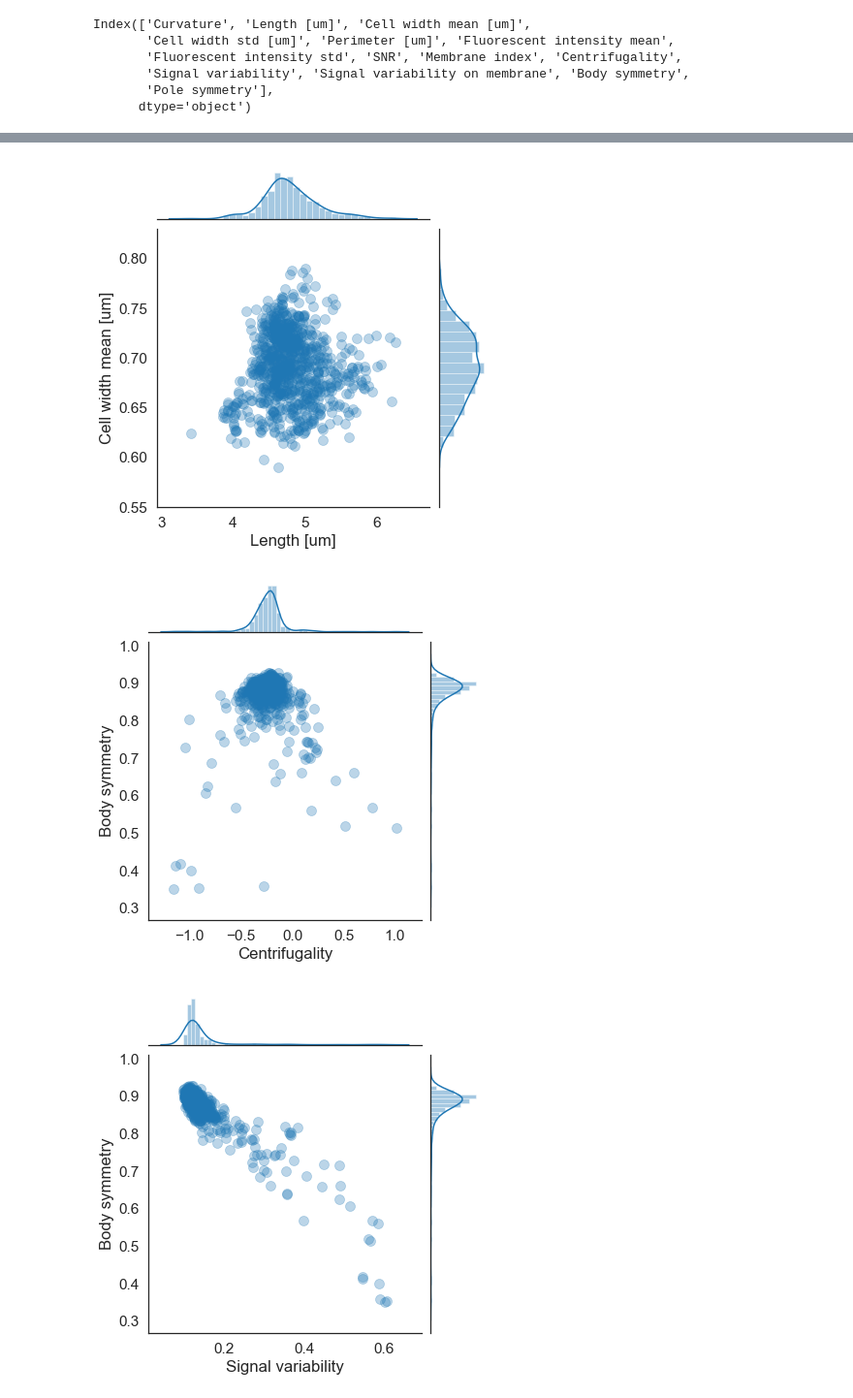
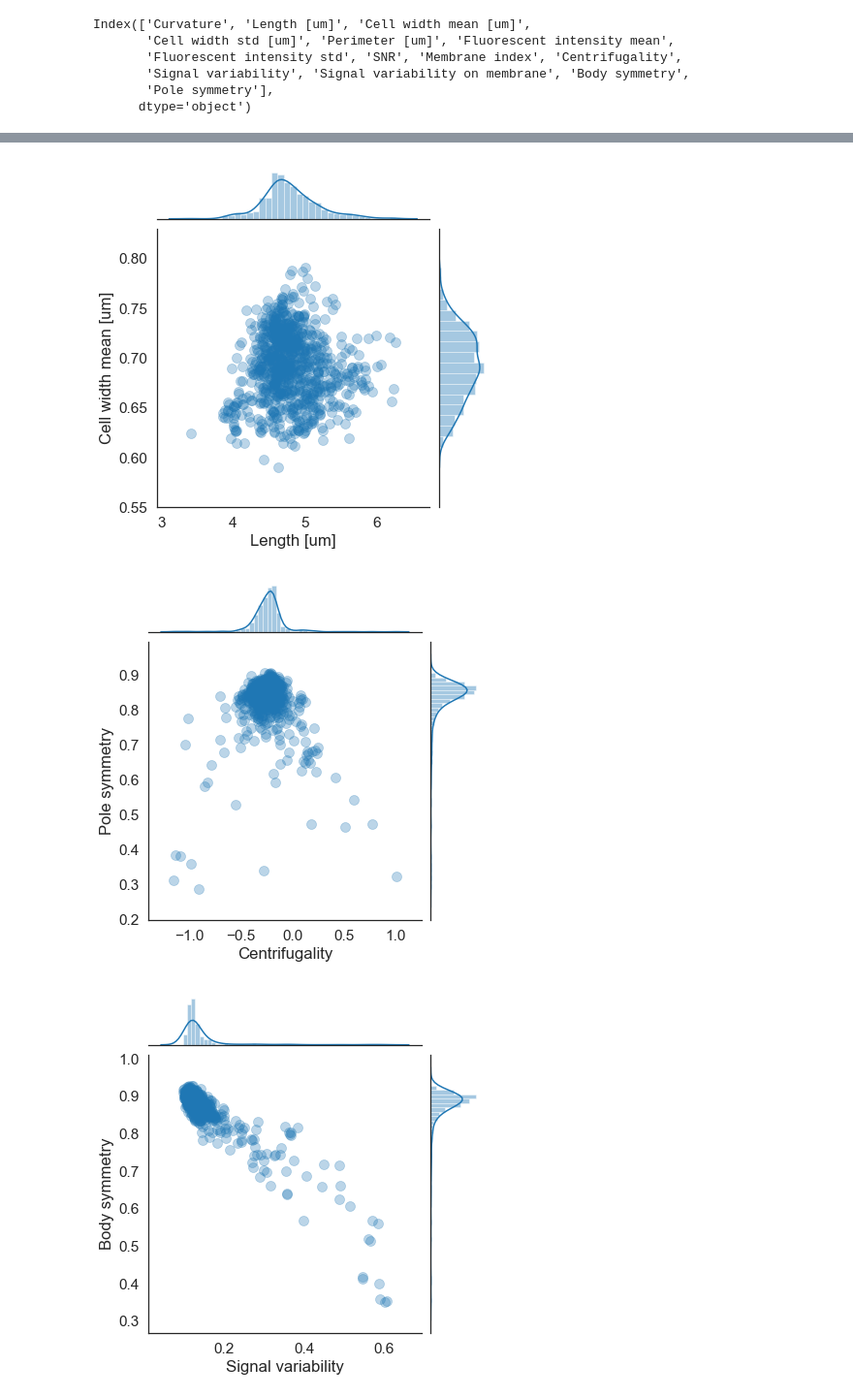
Before and after one commit to jzrolling/IMyG_2, a Jupyter notebook: Notebooks/plot.ipynb, the cells around one changed output, grey strips where cells are left out. Shown: that part at 97% size. Cells and saved outputs as stored; diff of their text form; code cells hidden in the pictures.

```diff
--- a/Notebooks/plot.ipynb
+++ b/Notebooks/plot.ipynb
@@ -336,5 +405,5 @@ final_glob.to_excel("/Users/jz-rolling/Desktop/summary/global_data.xls")
 # %%
-final_glob = pd.read_excel("/Users/jz-rolling/Desktop/summary/global_data.xls")
+final_glob = pd.read_excel("/Users/jz-rolling/Desktop/summary/global_data_MIDX_normalized.xls")
 total_cells = final_glob["Count"].sum()
 metrics = final_glob.columns[4:-2]
 count_list = final_glob["Count"]
@@ -371,5 +440,5 @@ global_mean_dict
 # %%
-filtered_data = final_glob[(final_glob["Count"]>50) & (final_glob["SNR"]>3)]
+filtered_data = final_glob[(final_glob["Count"]>100) & (final_glob["SNR"]>3)]
 # %%
 sns.set(font_scale = 1.4,style ="white")
 plot1 = sns.JointGrid(x='Centrifugality',y="Membrane index",data=filtered_data)
@@ -385,15 +454,15 @@ plot2 = plot2.plot_marginals(sns.distplot,color = "tab:blue")
 plot2 = plot2.plot_joint(sns.scatterplot,color="tab:blue",alpha=0.3,s=100,edgecolor="tab:blue")
 plot2.savefig("/Volumes/Sam/summary/Length_width.png")
 # %% [output]
-[figure, old version]
+[figure, new version]
 # %%
 sns.set(font_scale = 1.4,style ="white")
-plot3 = sns.JointGrid(x='Centrifugality',y='Body symmetry',data=filtered_data)
+plot3 = sns.JointGrid(x='Centrifugality',y='Pole symmetry',data=filtered_data)
 plot3 = plot3.plot_marginals(sns.distplot,color = "tab:blue")
 plot3 = plot3.plot_joint(sns.scatterplot,color="tab:blue",alpha=0.3,s=100,edgecolor="tab:blue")
-plot3.savefig("/Volumes/Sam/summary/Centrifugality_body_symmetry.png")
+plot3.savefig("/Volumes/Sam/summary/Centrifugality_pole_symmetry.png")
 # %% [output]
-[figure, old version]
+[figure, new version]
 # %%
 sns.set(font_scale = 1.4,style ="white")
 plot4 = sns.JointGrid(x='Signal variability',y='Body symmetry',data=filtered_data)
```
Also changed, not shown: parts of 15 cells of this notebook, 11 other files.
